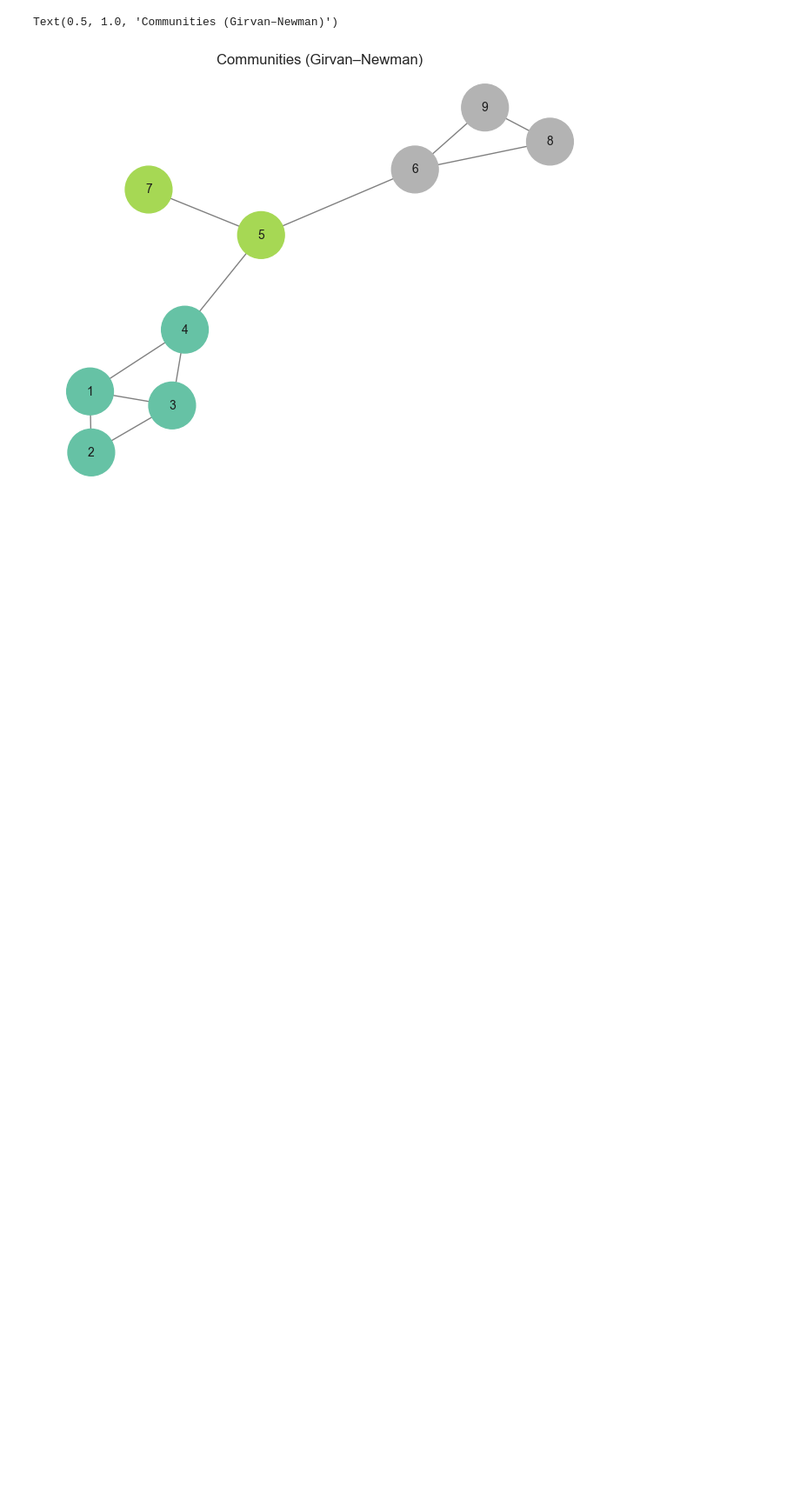
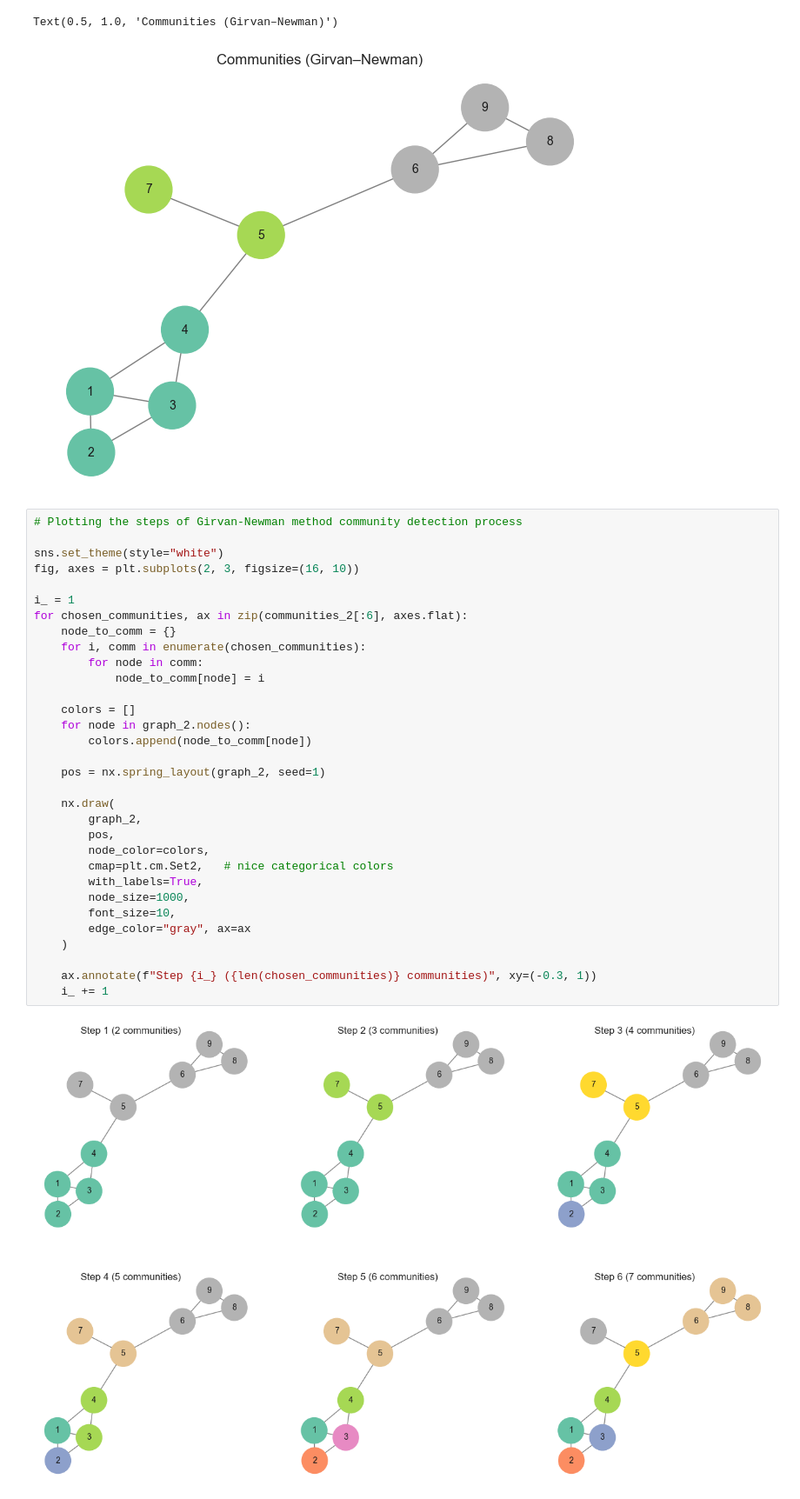
Before and after one commit to jieshu-wang-SBU/EST389_371_2026_spring, a Jupyter notebook: lectures/12-network_data_analysis/12-02_communuity_detection.ipynb, the cells around one changed output. Shown at 87% size. Cells and saved outputs as stored; diff of their text form; blank space fills up the shorter version.

```diff
--- a/lectures/12-network_data_analysis/12-02_communuity_detection.ipynb
+++ b/lectures/12-network_data_analysis/12-02_communuity_detection.ipynb
@@ -179,3 +244,37 @@ plt.title("Communities (Girvan–Newman)")
 # %% [output]
 Text(0.5, 1.0, 'Communities (Girvan–Newman)')
 [figure]
+# %%
+# Plotting the steps of Girvan-Newman method community detection process
+
+sns.set_theme(style="white")
+fig, axes = plt.subplots(2, 3, figsize=(16, 10))
+
+i_ = 1
+for chosen_communities, ax in zip(communities_2[:6], axes.flat):
+    node_to_comm = {}
+    for i, comm in enumerate(chosen_communities):
+        for node in comm:
+            node_to_comm[node] = i
+
+    colors = []
+    for node in graph_2.nodes():
+        colors.append(node_to_comm[node])
+
+    pos = nx.spring_layout(graph_2, seed=1)
+
+    nx.draw(
+        graph_2,
+        pos,
+        node_color=colors,
+        cmap=plt.cm.Set2,   # nice categorical colors
+        with_labels=True,
+        node_size=1000,
+        font_size=10,
+        edge_color="gray", ax=ax
+    )
+
+    ax.annotate(f"Step {i_} ({len(chosen_communities)} communities)", xy=(-0.3, 1))
+    i_ += 1
+# %% [output]
+[figure, added]
```
Also changed, not shown: parts of 14 cells of this notebook.
